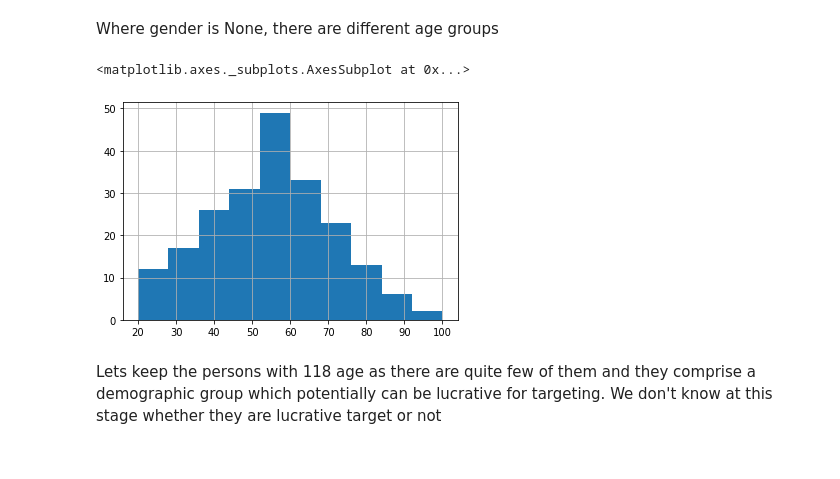
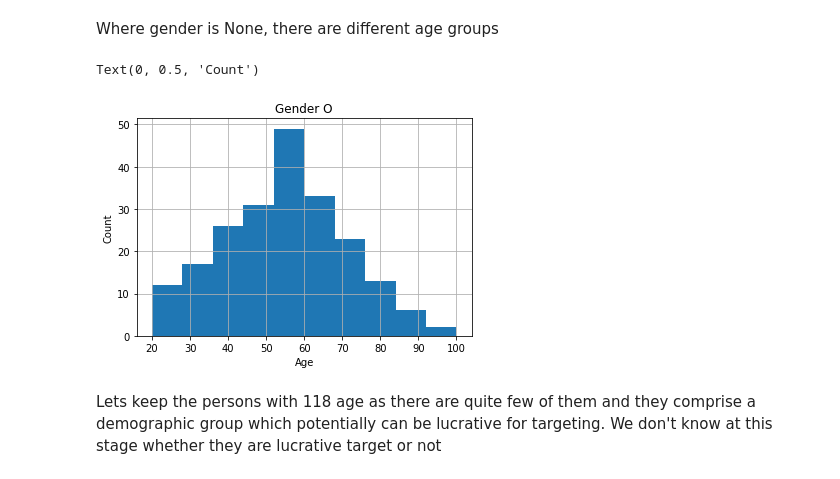
Before and after one commit to saidamir/Offer_customer_segment, a Jupyter notebook: Starbucks_Capstone_notebook_042920.ipynb, the cells around one changed output. Drawn from its saved outputs; the diff is of its cells as text; code cells hidden in the pictures.

```diff
--- a/Starbucks_Capstone_notebook_042920.ipynb
+++ b/Starbucks_Capstone_notebook_042920.ipynb
@@ -245,9 +248,12 @@ Where gender is None, there are different age groups
 # %%
 profile['age'][profile['gender']=='O'].hist()
 # & (profile['age']==118)
+plt.title('Gender O')
+plt.xlabel('Age')
+plt.ylabel('Count')
 # %% [output]
-<matplotlib.axes._subplots.AxesSubplot at 0x...>
+Text(0, 0.5, 'Count')
-[figure, old version]
+[figure, new version]
 # %%
 profile['age']=profile['age'].replace({118:np.nan})
 # %% [markdown]
```
Also changed, not shown: parts of 7 cells of this notebook.
